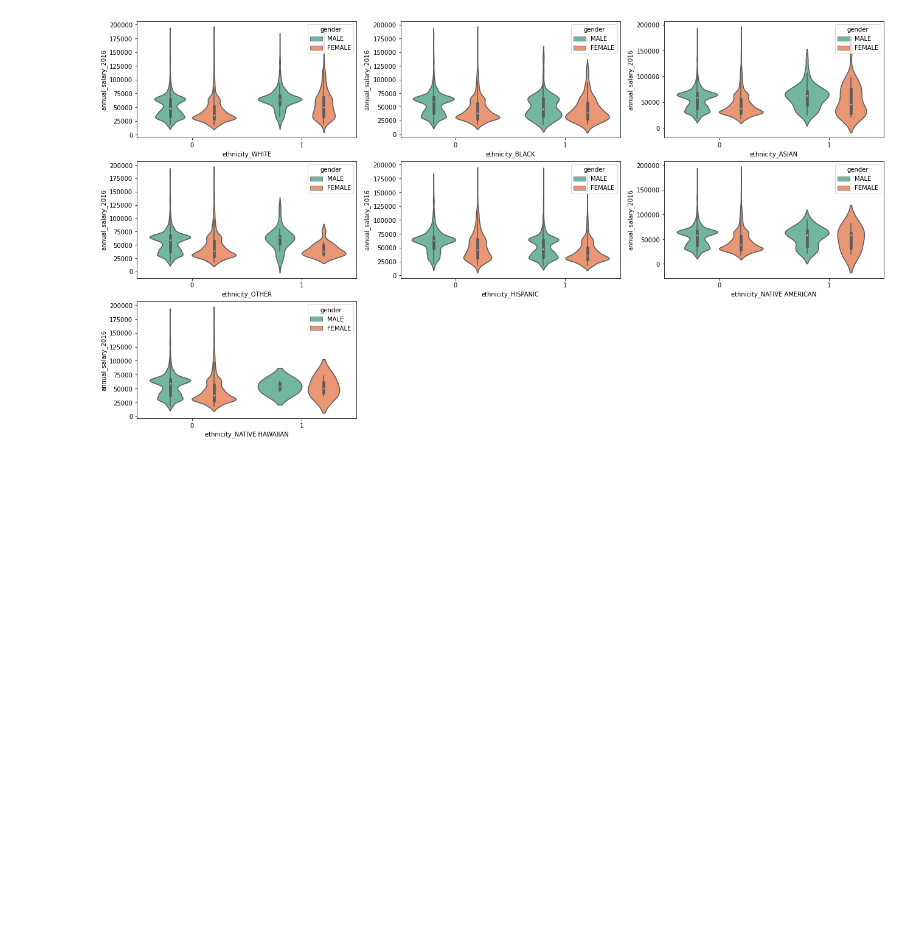
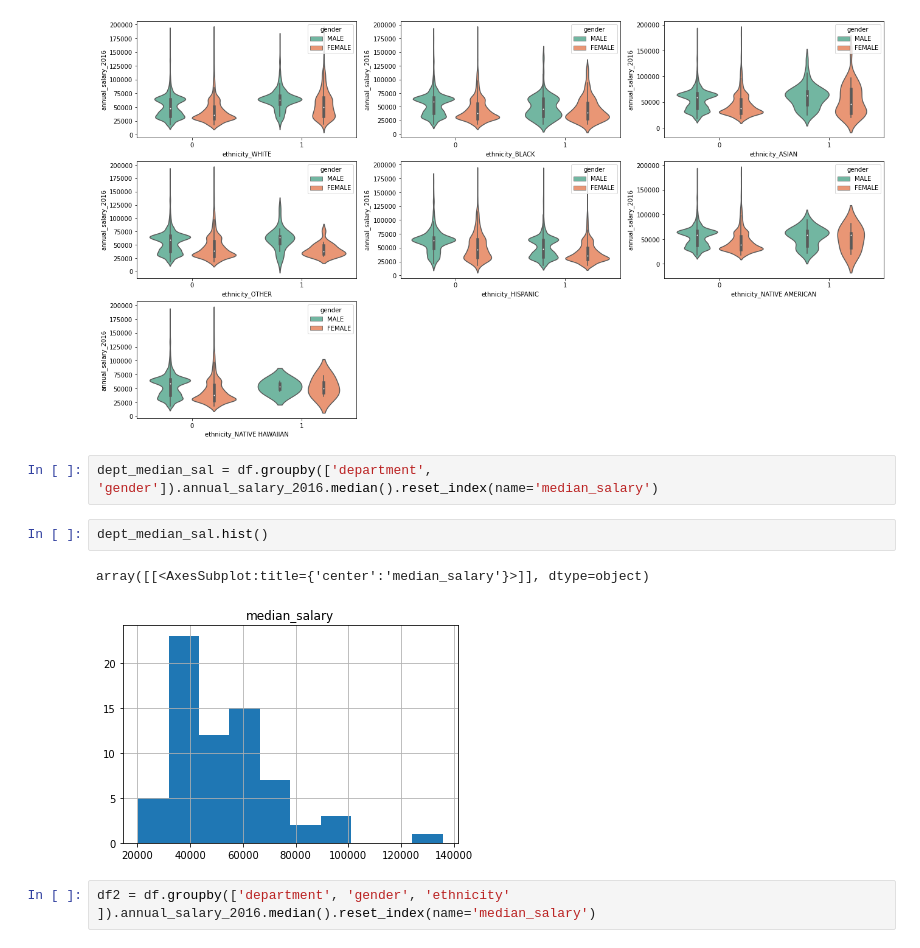
Before and after one commit to DBerchelmann/employee-classification, a Jupyter notebook: Explore.ipynb, the cells around one changed output. Drawn from its saved outputs; the diff is of its cells as text; blank space fills up the shorter version.

```diff
--- a/Explore.ipynb
+++ b/Explore.ipynb
@@ -442,3 +442,12 @@ sns.violinplot(x='ethnicity_NATIVE HAWAIIAN', y='annual_salary_2016',hue='gender
 plt.show()
 # %% [output]
 [figure]
+# %%
+dept_median_sal = df.groupby(['department', 'gender']).annual_salary_2016.median().reset_index(name='median_salary')
+# %%
+dept_median_sal.hist()
+# %% [output]
+array([[<AxesSubplot:title={'center':'median_salary'}>]], dtype=object)
+[figure, added]
+# %%
+df2 = df.groupby(['department', 'gender', 'ethnicity' ]).annual_salary_2016.median().reset_index(name='median_salary')
```
Also changed, not shown: parts of 11 cells of this notebook, 2 other files.
